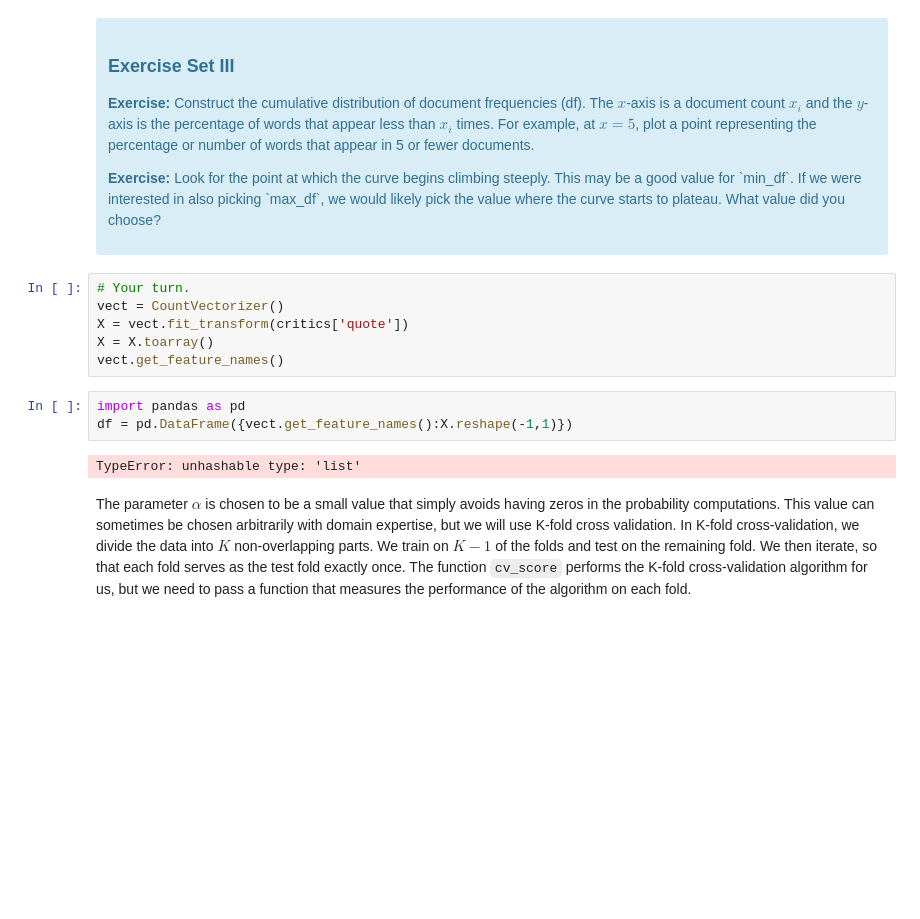
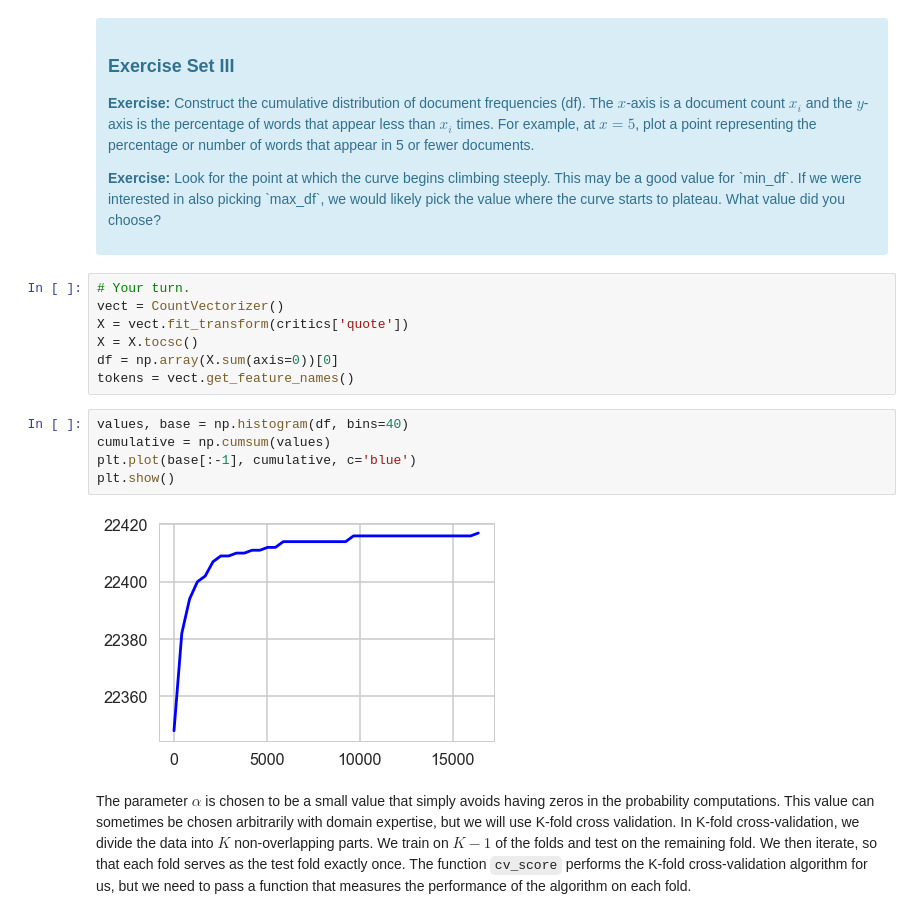
Before and after one commit to ravic1982/Springboard-Exercise, a Jupyter notebook: Mini_Project_Naive_Bayes.ipynb, the cells around one changed output. Cells and saved outputs as stored; diff of their text form; blank space fills up the shorter version.

```diff
--- a/Mini_Project_Naive_Bayes.ipynb
+++ b/Mini_Project_Naive_Bayes.ipynb
@@ -309,13 +309,16 @@ First, let's find an appropriate value for `min_df` for the `CountVectorizer`. `
 # Your turn.
 vect = CountVectorizer()
 X = vect.fit_transform(critics['quote'])
-X = X.toarray()
-vect.get_feature_names()
+X = X.tocsc()
+df = np.array(X.sum(axis=0))[0]
+tokens = vect.get_feature_names()
-# %%
-import pandas as pd
-df = pd.DataFrame({vect.get_feature_names():X.reshape(-1,1)})
-# %% [output]
-TypeError: unhashable type: 'list'
+# %%
+values, base = np.histogram(df, bins=40)
+cumulative = np.cumsum(values)
+plt.plot(base[:-1], cumulative, c='blue')
+plt.show()
+# %% [output]
+[figure, added]
 # %% [markdown]
 The parameter $\alpha$ is chosen to be a small value that simply avoids having zeros in the probability computations. This value can sometimes be chosen arbitrarily with domain expertise, but we will use K-fold cross validation. In K-fold cross-validation, we divide the data into $K$ non-overlapping parts. We train on $K-1$ of the folds and test on the remaining fold. We then iterate, so that each fold serves as the test fold exactly once. The function `cv_score` performs the K-fold cross-validation algorithm for us, but we need to pass a function that measures the performance of the algorithm on each fold.
 # %%
```
Also changed, not shown: parts of 15 cells of this notebook.
